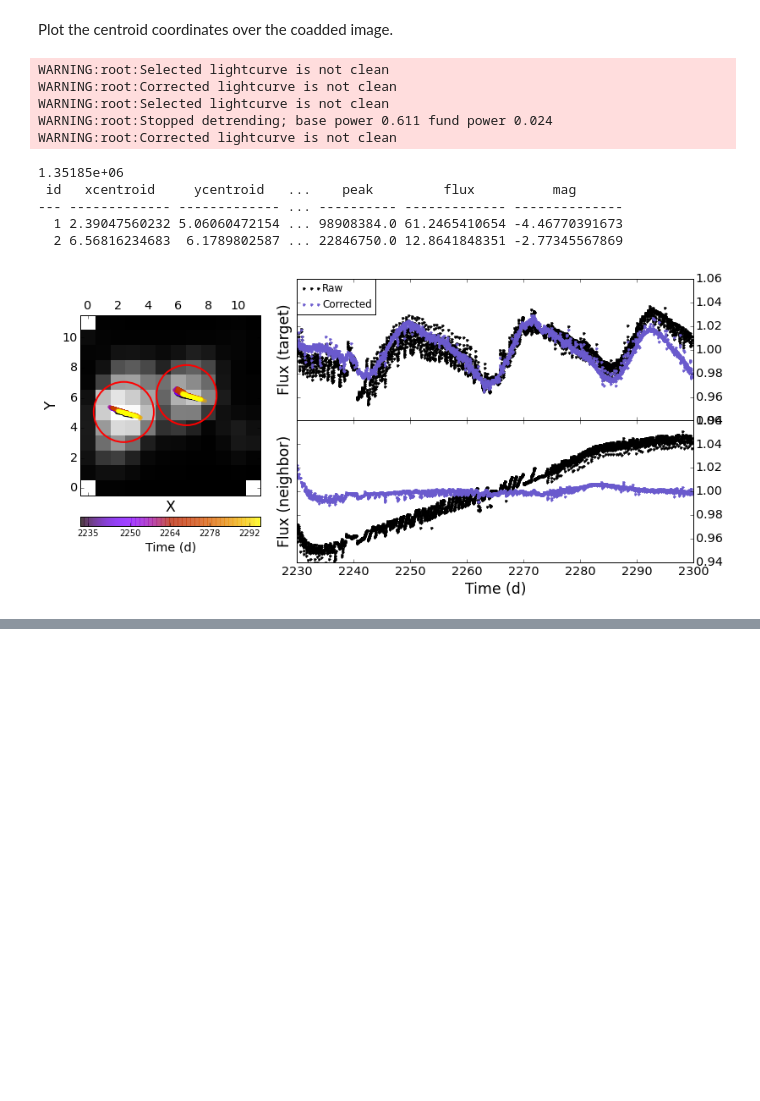
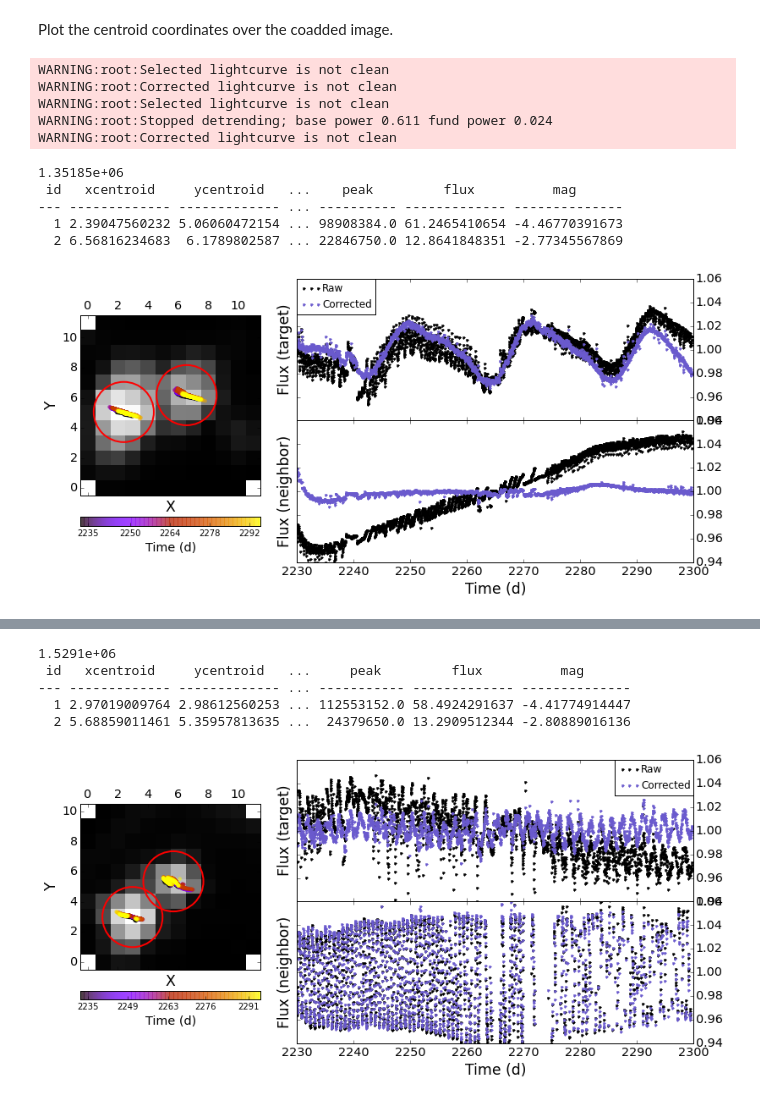
Before and after one commit to stephtdouglas/k2phot, a Jupyter notebook: EPIC210736105_forpaper.ipynb, the cells around one changed output, grey strips where cells are left out. Saved outputs shown, nothing was run; the diff lists cells and outputs as text; code cells hidden in the pictures; blank space fills up the shorter version.

```diff
--- a/EPIC210736105_forpaper.ipynb
+++ b/EPIC210736105_forpaper.ipynb
@@ -60,6 +59,7 @@ def run_one(filename, aps=None):
                                                                "sharplo":0.01})
     print sources
 
+    plt.matshow(coadd, origin='lower', cmap='Greys_r', norm=colors.LogNorm())
     positions = np.array([[source["xcentroid"], source["ycentroid"]]
                           for source in sources])
 
@@ -124,10 +124,10 @@ def run_one(filename, aps=None):
     good2 = np.where((pos2[:,0]>0) & (pos2[:,1]>0))[0]
 
     lc1 = lc.LightCurve(times1[good1], flux1[good1], np.ones_like(flux1[good1])*0.01,
-                        pos1[:,0][good1], pos1[:,1][good1], name="ktwoA",
+                        pos1[:,0][good1], pos1[:,1][good1], name="ktwo{0}A".format(epic),
                         detrend_kwargs={"kind":"supersmoother","phaser":10})
     lc2 = lc.LightCurve(times2[good2], flux2[good2], np.ones_like(flux2[good2])*0.01,
-                        pos2[:,0][good2], pos2[:,1][good2], name="ktwoB",
+                        pos2[:,0][good2], pos2[:,1][good2], name="ktwo{0}B".format(epic),
                         detrend_kwargs={"kind":"supersmoother","phaser":10})
 
     lc1.choose_initial()
@@ -135,6 +135,15 @@ def run_one(filename, aps=None):
 
     lc2.choose_initial()
     lc2.correct_and_fit()
+
+    # Write out light curves
+    colnames = ["i","t","x","y","flux_2.0"]
+    tab1 = {"i":np.arange(len(good1)),"t":times1[good1], "x": pos1[:,0][good1],
+             "y": pos1[:,1][good1],"flux_2.0":flux1[good1]}
+    at.write(tab1, "lcs/ktwo{0}0-c04.csv".format(epic), names=colnames)
+    tab2 = {"i":np.arange(len(good2)),"t":times2[good2], "x": pos2[:,0][good2],
+             "y": pos2[:,1][good2],"flux_2.0":flux2[good2]}
+    at.write(tab2, "lcs/ktwo{0}1-c04.csv".format(epic), names=colnames)
 
     # Plot apertures and positions
 
@@ -159,14 +168,14 @@ def run_one(filename, aps=None):
     ax_stamp.add_artist(f1)
     ax_stamp.add_artist(f2)
 
-    ax_stamp.set_xlim(-0.5,11.5)
-    ax_stamp.set_ylim(-0.5,11.5)
+    ax_stamp.set_xlim(-0.5,maskmap.shape[1]-0.5)
+    ax_stamp.set_ylim(-0.5,maskmap.shape[0]-0.5)
     plt.savefig("plot_outputs_companions/ktwo{0}_paper0.png".format(epic))
 
-    xyt1 = ax_stamp.scatter(pos1[:,0][good1], pos1[:,1][good1], c=times2[good2],
+    xyt1 = ax_stamp.scatter(pos1[:,0][good1], pos1[:,1][good1], c=times1[good1],
                           edgecolor="none", alpha=0.5,
-                          vmin=np.percentile(times2[good2], 5),
-                          vmax=np.percentile(times2[good2], 95),
+                          vmin=np.percentile(times1[good1], 5),
+                          vmax=np.percentile(times1[good1], 95),
                           cmap="gnuplot")
     xyt = ax_stamp.scatter(pos2[:,0][good2], pos2[:,1][good2], c=times2[good2],
                           edgecolor="none", alpha=0.5,
@@ -197,7 +206,8 @@ def run_one(filename, aps=None):
     ax1.set_ylim(0.94,1.06)
     ax2.set_ylim(0.94,1.06)
 
-    ax1.legend(loc=2,numpoints=3,borderaxespad=0,handletextpad=0.2)
+    leg = ax1.legend(loc='best',numpoints=3,borderaxespad=0,handletextpad=0.2)
+    leg.get_frame().set_alpha(1)
 
     #plt.tight_layout()
     plt.subplots_adjust(hspace=0, wspace=0.2)
@@ -242,4 +252,4 @@ WARNING:root:Corrected lightcurve is not clean
 --- ------------- ------------- ... ---------- ------------- --------------
   1 2.39047560232 5.06060472154 ... 98908384.0 61.2465410654 -4.46770391673
   2 6.56816234683  6.1789802587 ... 22846750.0 12.8641848351 -2.77345567869
-[figure, old version]
+[figure, new version]
@@ -245,0 +263,8 @@ WARNING:root:Corrected lightcurve is not clean
+# %%
+filename = "/home/stephanie/Dropbox/c4_tpf_extra/ktwo210963067-c04_lpd-targ.fits"
+run_one(filename)
+# These PSFs overlap, and the neighbor is brighter than the target.
+# A 2-pixel aperture would isolate the main star, though not its entire PSF
+# And the flux-weighted centroid is definitely biased towards the neighbor
+# So this one is worth putting work into the extraction
+# %% [output]
@@ -245,0 +273,6 @@ WARNING:root:Corrected lightcurve is not clean
+1.5291e+06
+ id   xcentroid     ycentroid   ...     peak         flux          mag
+--- ------------- ------------- ... ----------- ------------- --------------
+  1 2.97019009764 2.98612560253 ... 112553152.0 58.4924291637 -4.41774914447
+  2 5.68859011461 5.35957813635 ...  24379650.0 13.2909512344 -2.80889016136
+[figure, added]
```
Also changed, not shown: parts of 3 cells of this notebook, 2 other files.
